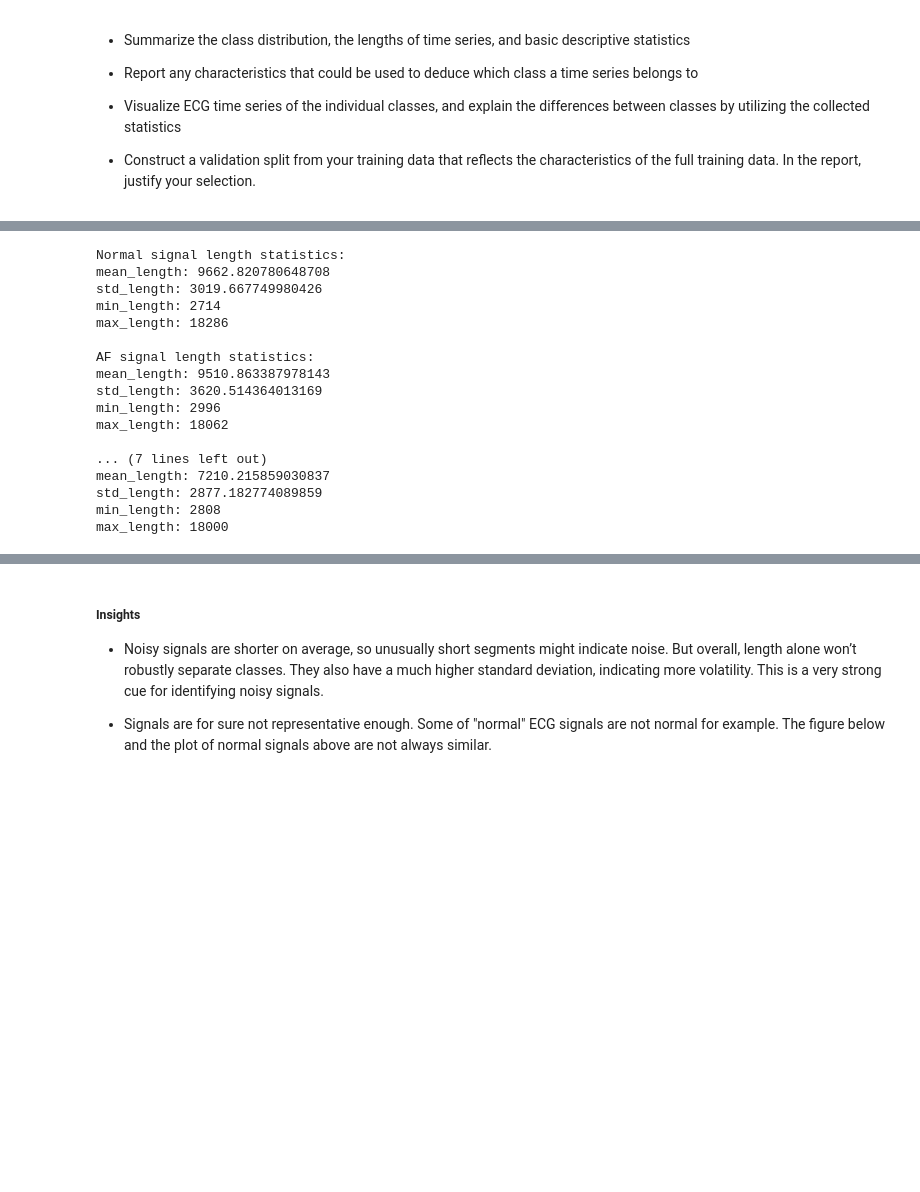
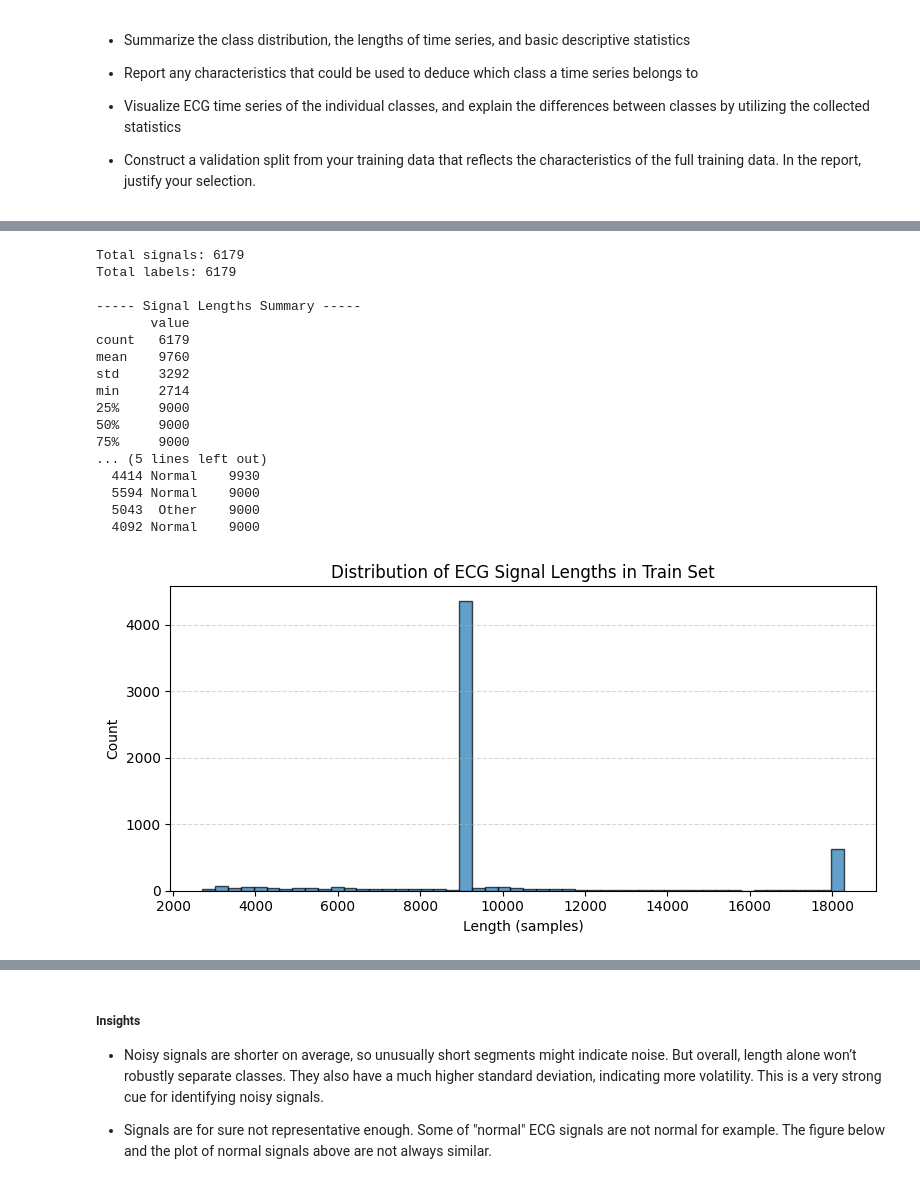
Before and after one commit to emirhansarioglu/ecg-timeseries-model, a Jupyter notebook: Dataset_Exploration/EDA.ipynb, the cells around one changed output, grey strips where cells are left out. Drawn from its saved outputs; the diff is of its cells as text; code cells hidden in the pictures; blank space fills up the shorter version.

```diff
--- a/Dataset_Exploration/EDA.ipynb
+++ b/Dataset_Exploration/EDA.ipynb
@@ -6,3 +6,8 @@
 - Visualize ECG time series of the individual classes, and explain the differences between classes by utilizing the collected statistics
 
 - Construct a validation split from your training data that reflects the characteristics of the full training data. In the report, justify your selection.
+# %%
+from pathlib import Path
+BASE_DIR = Path().resolve()
+DATA_DIR = BASE_DIR / "data" # Directory to store data files
+DATA_DIR.mkdir(exist_ok=True)
@@ -16,11 +25,11 @@ import seaborn as sns
 import pandas as pd
 import random
 
-root_path = 'D:\\AMLS'
-data_path = os.path.join(root_path, 'data')
-train_data_path = os.path.join(data_path, 'X_train.bin')
-test_data_path = os.path.join(data_path, 'X_test.bin')
-train_label_path = os.path.join(data_path, 'y_train.csv')
+root_path = BASE_DIR
+data_path = BASE_DIR / "data" # Directory to store data files
+train_data_path = BASE_DIR / "data" / "X_train.bin"
+test_data_path = BASE_DIR / "data" / "X_test.bin"
+train_label_path = BASE_DIR / "data" / "y_train.csv"
 # %%
 def read_binary(path):
     ragged_array = []
@@ -75,38 +47,0 @@ plt.show()
-# %%
-lengths_by_class = {0: [], 1: [], 2: [], 3: []}
-length_stats_by_class = {}
-
-for signal, label in zip(signals, labels.iloc[:, 0]):
-    lengths_by_class[label].append(len(signal))
-
-for klass, lengths in lengths_by_class.items():
-    length_stats_by_class[klass] = {
-        'mean_length': np.mean(lengths),
-        'std_length': np.std(lengths),
-        'min_length': np.min(lengths),
-        'max_length': np.max(lengths),
-    }
-
-for klass, stats in length_stats_by_class.items():
-    print(f"{label_dict[klass]} signal length statistics:")
-    for key, value in stats.items():
-        print(f"{key}: {value}")
-    print()
-# %% [output]
-Normal signal length statistics:
-mean_length: 9662.820780648708
-std_length: 3019.667749980426
-min_length: 2714
-max_length: 18286
-
-AF signal length statistics:
-mean_length: 9510.863387978143
-std_length: 3620.514364013169
-min_length: 2996
-max_length: 18062
-
-... (7 lines left out)
-mean_length: 7210.215859030837
-std_length: 2877.182774089859
-min_length: 2808
-max_length: 18000
@@ -112,0 +100,23 @@ max_length: 18000
+# %%
+signals = read_binary(train_data_path)
+labels  = pd.read_csv(train_label_path, header=None)
+summarize_ecg_data(signals, labels)
+# %% [output]
+Total signals: 6179
+Total labels: 6179
+
+----- Signal Lengths Summary -----
+       value
+count   6179
+mean    9760
+std     3292
+min     2714
+25%     9000
+50%     9000
+75%     9000
+... (5 lines left out)
+  4414 Normal    9930
+  5594 Normal    9000
+  5043  Other    9000
+  4092 Normal    9000
+[figure, added]
```
Also changed, not shown: parts of 17 cells of this notebook, 1 other file.
